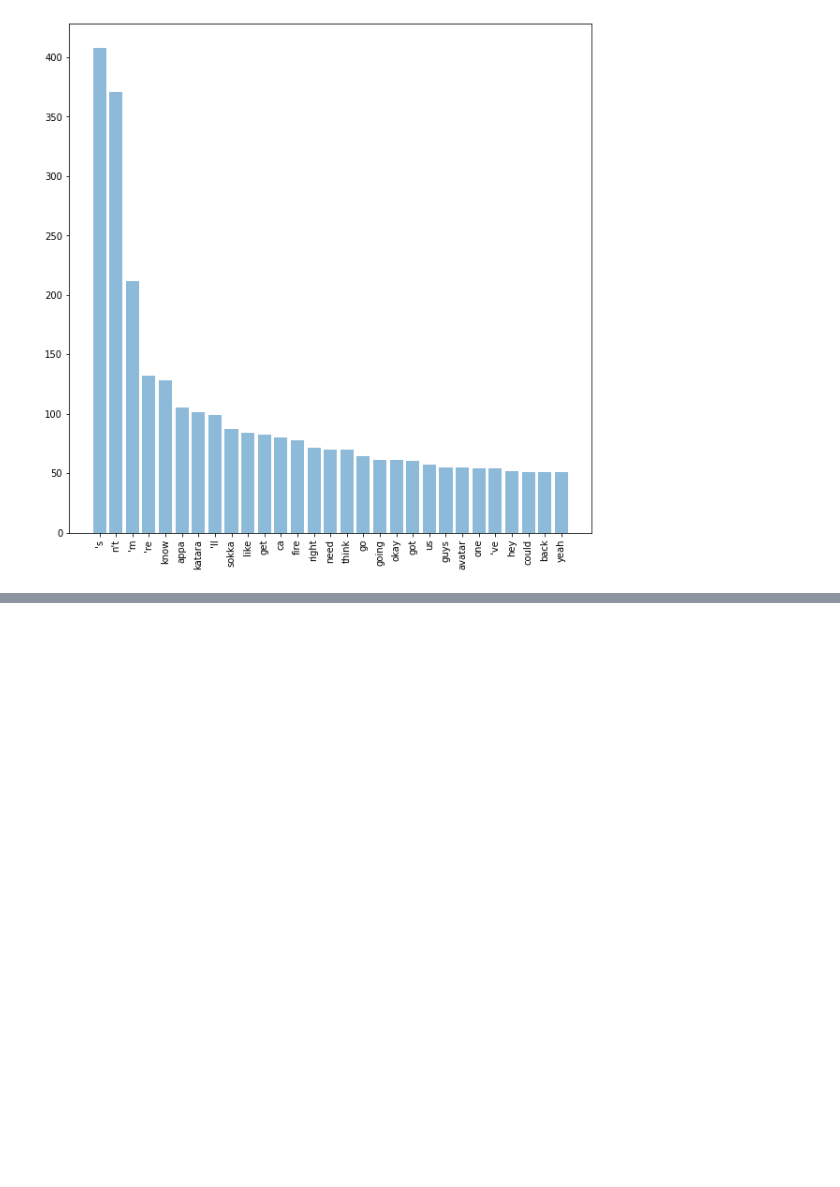
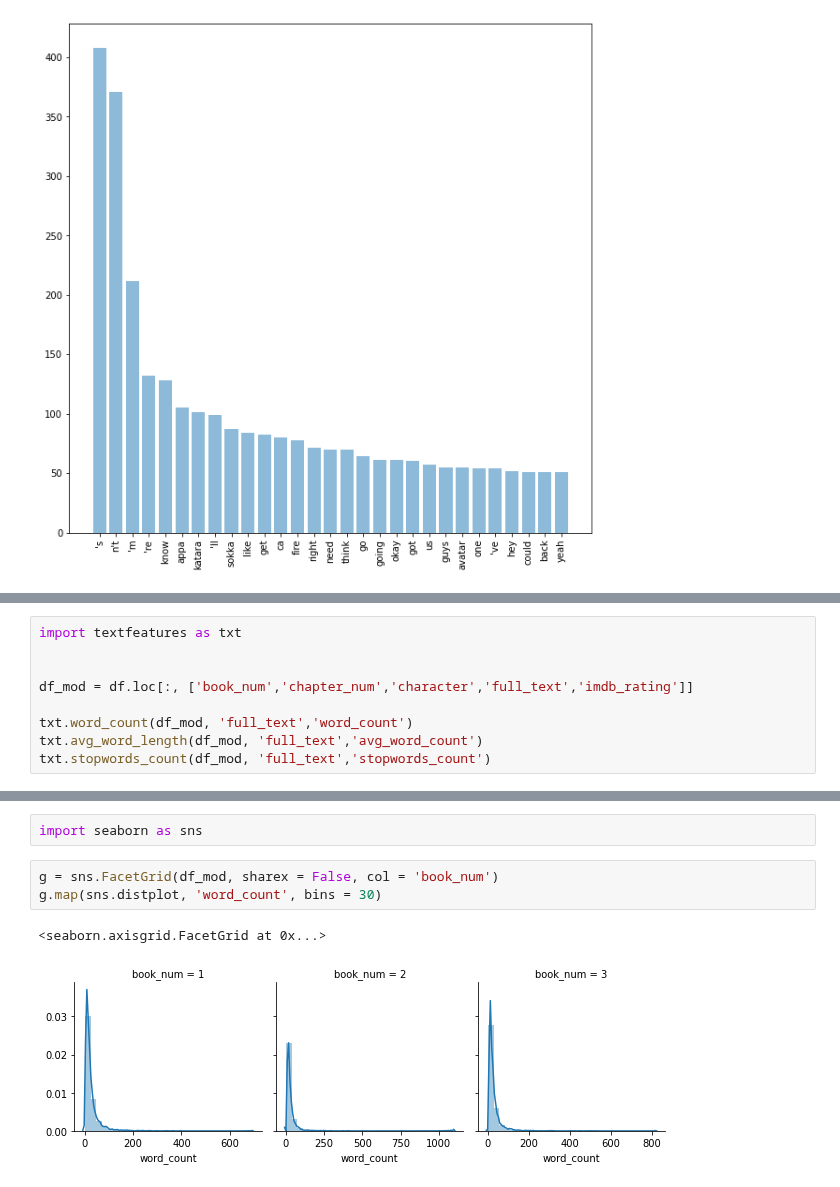
Before and after one commit to uttiyamaji/Data-Analysis, a Jupyter notebook: Tidy Tuesday/Avatar.ipynb, the cells around one changed output, grey strips where cells are left out. Drawn from its saved outputs; the diff is of its cells as text; blank space fills up the shorter version.

```diff
--- a/Tidy Tuesday/Avatar.ipynb
+++ b/Tidy Tuesday/Avatar.ipynb
@@ -197,0 +208,9 @@ plt.show()
+# %%
+import textfeatures as txt
+
+
+df_mod = df.loc[:, ['book_num','chapter_num','character','full_text','imdb_rating']]
+
+txt.word_count(df_mod, 'full_text','word_count')
+txt.avg_word_length(df_mod, 'full_text','avg_word_count')
+txt.stopwords_count(df_mod, 'full_text','stopwords_count')
@@ -197,0 +236,8 @@ plt.show()
+# %%
+import seaborn as sns
+# %%
+g = sns.FacetGrid(df_mod, sharex = False, col = 'book_num')
+g.map(sns.distplot, 'word_count', bins = 30)
+# %% [output]
+<seaborn.axisgrid.FacetGrid at 0x...>
+[figure, added]
```
Also changed, not shown: parts of 13 cells of this notebook.
